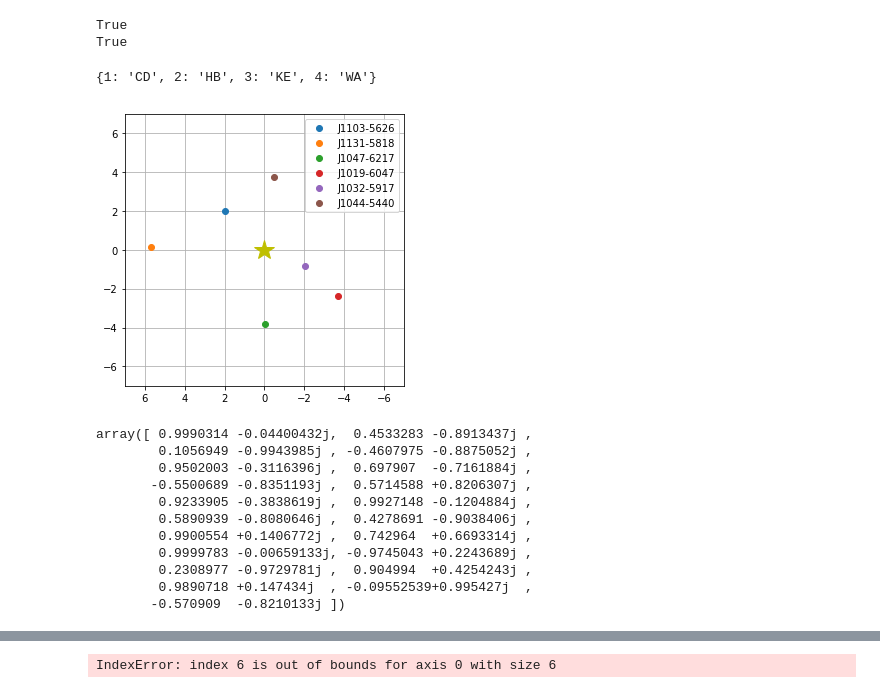
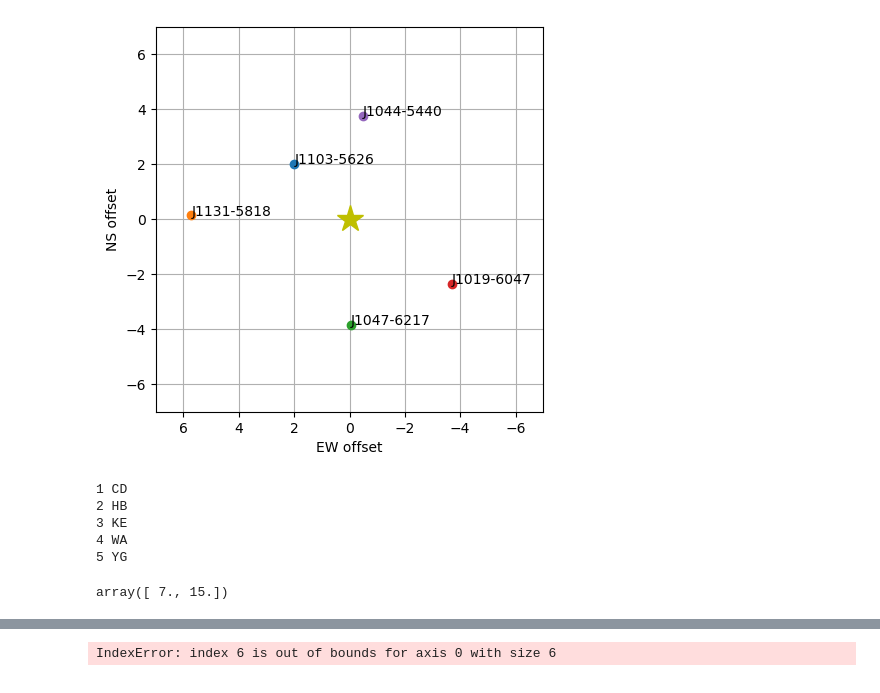
Before and after one commit to lucasjord/spirals, a Jupyter notebook: testing/imulti_testing.ipynb, the cells around one changed output, grey strips where cells are left out. Cells and saved outputs as stored; diff of their text form; code cells hidden in the pictures.

```diff
--- a/testing/imulti_testing.ipynb
+++ b/testing/imulti_testing.ipynb
@@ -70,11 +65 @@ path = '/home/observer/analysis/s003i/'
-# %%
-cont_data = AIPSUVData('S003I_C','UVDATA',1,1); print cont_data.exists()
-line_data = AIPSUVData('S003I_L','UVDATA',1,2); print line_data.exists()
-# %% [output]
-True
-True
-# %%
-get_ant(cont_data)
-# %% [output]
-{1: 'CD', 2: 'HB', 3: 'KE', 4: 'WA'}
 # %%
@@ -92,7 +85,7 @@ m[:,1] = np.array(x).reshape(Nquas)
 m[:,2] = np.array(y).reshape(Nquas)
 M      = np.matrix(m);
 # %%
-with open(path+'multiview/multiview.TBOUT') as w:
+with open('multiview.TBOUT') as w:
     mvtbout = w.readlines()
 
 head = np.where(np.array(mvtbout) == '***BEGIN*PASS***\n')[0][0]+1
@@ -100,36 +93,39 @@ data = np.array([s.split() for s in mvtbout[head:-1]])
 
 box = (1,3,4,12,13)
 tmp,tmp,tmp, real0, imag0 = data[:,box].T
-vis0 = np.array(real0,dtype=float)+np.array(imag0,dtype=float)*np.complex(0,1)
+vis0 = np.array(real0,dtype=float)+np.array(imag0,dtype=float)*complex(0,1)
 inde = abs(vis0)>2  #finding INDE
 
 fday0, src_num1, ant_num1, real1, imag1 = data[:,box][~inde].T # remove INDE
-vis1  = np.array(real1,dtype=float)+np.array(imag1,dtype=float)*np.complex(0,1)
+vis1  = np.array(real1,dtype=float)+np.array(imag1,dtype=float)*complex(0,1)
 fday1 = np.array([s.replace('D','E') for s in fday0],dtype='float')
 # %%
 # get sources, get block boundaries
 
-sources0 = splitt(get_file(path + 'multiview/multiview_control.inp')[9:])
+sources0 = splitt(get_file('multiview_control.inp')[9:])
 sources1 = []
 j = 0
 for src in sources0:
     sources1.append(calibrator(src[0],src[1],float(src[2]),float(src[3]),j)); j=j+1
 
-mvb_block_boundaries = fday1[np.where(np.diff(fday1)*24*60>30)]+15./(24*60)
-N = len(mvb_block_boundaries)+1
-
 # plot quasar distribution
 fig, ax = plt.subplots(1,figsize=(5,5))
 for src in sources1:
-    ax.plot(src.x,src.y,'o',label=src.name)
+    ax.plot(src.x,src.y,'o') #,label=src.name)
+    ax.text(src.x,src.y,src.name)
 
 ax.grid(True)
 ax.plot(0,0,'y*',ms=20)
 ax.set_xlim(7,-7)
 ax.set_ylim(-7,7)
-ax.legend();
+ax.set_ylabel('NS offset')
+ax.set_xlabel('EW offset')
+#ax.legend();
+
+mvb_block_boundaries = fday1[np.where(np.diff(fday1)*24*60>30)]+15./(24*60)
+N = len(mvb_block_boundaries)+1;
 # %% [output]
-[figure, old version]
+[figure, new version]
 # %%
 #get reference sources times
 
@@ -163,15 +164,11 @@ fp = np.array(final_perm,dtype=bool)
 # %%
-vis1[(ant_num1 == str(ants.keys()[1]))*(src_num1 == sources1[0].sid)]
+vis1[(ant_num1 == str('2'))*(src_num1 == sources1[0].sid)];
+for v, k in ants.items():
+    print(v,k)
 # %% [output]
-array([ 0.9990314 -0.04400432j,  0.4533283 -0.8913437j ,
-        0.1056949 -0.9943985j , -0.4607975 -0.8875052j ,
-        0.9502003 -0.3116396j ,  0.697907  -0.7161884j ,
-       -0.5500689 -0.8351193j ,  0.5714588 +0.8206307j ,
-        0.9233905 -0.3838619j ,  0.9927148 -0.1204884j ,
-        0.5890939 -0.8080646j ,  0.4278691 -0.9038406j ,
-        0.9900554 +0.1406772j ,  0.742964  +0.6693314j ,
-        0.9999783 -0.00659133j, -0.9745043 +0.2243689j ,
-        0.2308977 -0.9729781j ,  0.904994  +0.4254243j ,
-        0.9890718 +0.147434j  , -0.09552539+0.995427j  ,
-       -0.570909  -0.8210133j ])
+1 CD
+2 HB
+3 KE
+4 WA
+5 YG
 # %%
@@ -210,0 +214,4 @@ point_uwraps[ant-1][0][0][2] = 1
+# %%
+nboundaryindx
+# %% [output]
+array([ 7., 15.])
```
Also changed, not shown: parts of 18 cells of this notebook.
